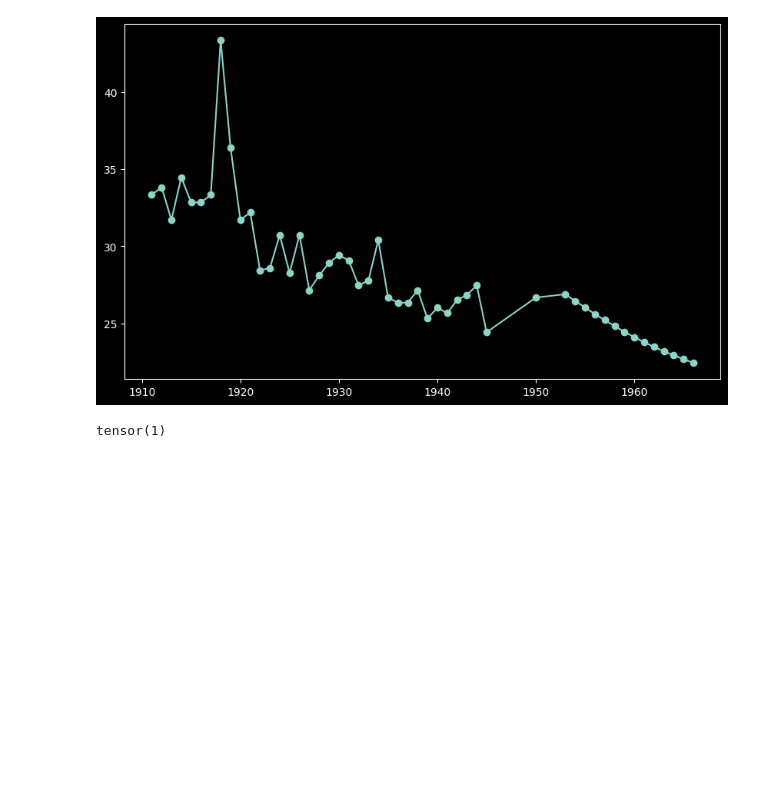
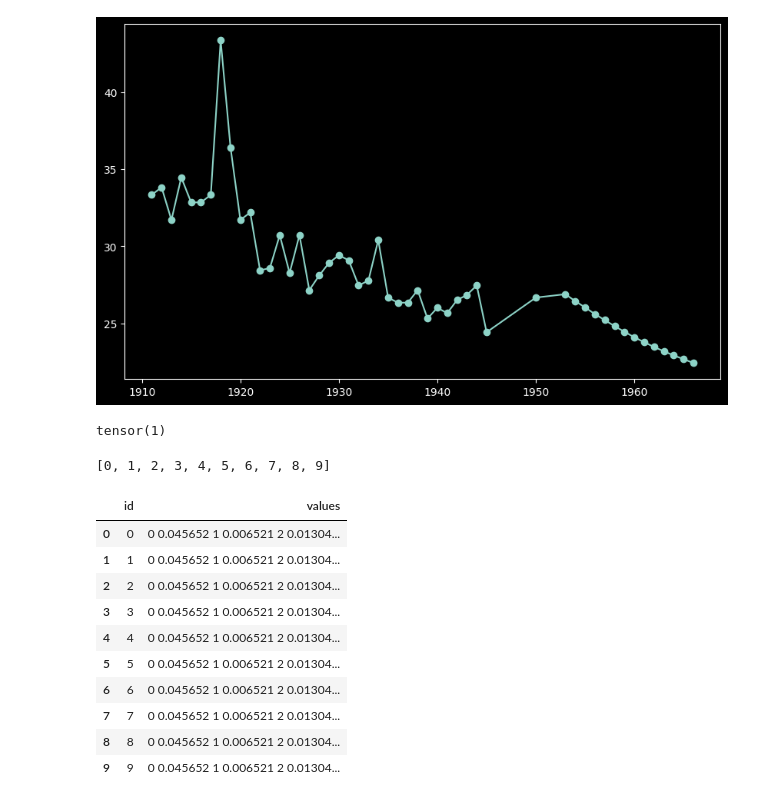
Before and after one commit to tushar-19459/Graph-Project, a Jupyter notebook: testing.ipynb, the cells around one changed output. Saved outputs shown, nothing was run; the diff lists cells and outputs as text; code cells hidden in the pictures; blank space fills up the shorter version.

```diff
--- a/testing.ipynb
+++ b/testing.ipynb
@@ -138,3 +136,28 @@ print(res)
 # %% [output]
 [figure]
 tensor(1)
+# %%
+import pandas as pd
+data = pd.read_csv('./data/Histogram (1).csv')
+temp = {
+    'id':[i for i in range(0,10)],
+    'values':[]
+}
+print(temp['id'])
+for i in range(0,10):
+    temp['values'].append(data.iloc[index:index+1000,1])
+
+pd.DataFrame(temp)
+# %% [output]
+[0, 1, 2, 3, 4, 5, 6, 7, 8, 9]
+|  | id | values |
+| 0 | 0 | 0 0.045652 1 0.006521 2 0.01304... |
+| 1 | 1 | 0 0.045652 1 0.006521 2 0.01304... |
+| 2 | 2 | 0 0.045652 1 0.006521 2 0.01304... |
+| 3 | 3 | 0 0.045652 1 0.006521 2 0.01304... |
+| 4 | 4 | 0 0.045652 1 0.006521 2 0.01304... |
+| 5 | 5 | 0 0.045652 1 0.006521 2 0.01304... |
+| 6 | 6 | 0 0.045652 1 0.006521 2 0.01304... |
+| 7 | 7 | 0 0.045652 1 0.006521 2 0.01304... |
+| 8 | 8 | 0 0.045652 1 0.006521 2 0.01304... |
+| 9 | 9 | 0 0.045652 1 0.006521 2 0.01304... |
```
Also changed, not shown: parts of 10 cells of this notebook, 23 other files.
